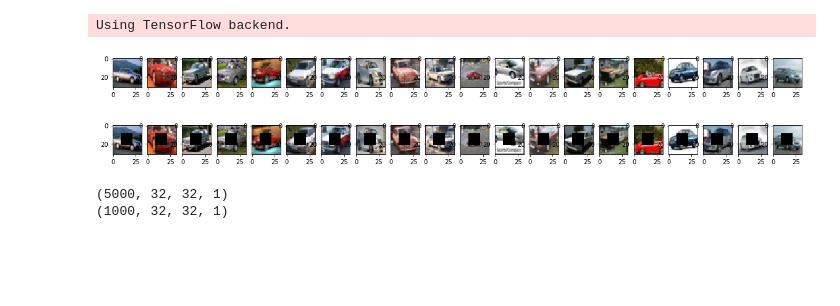
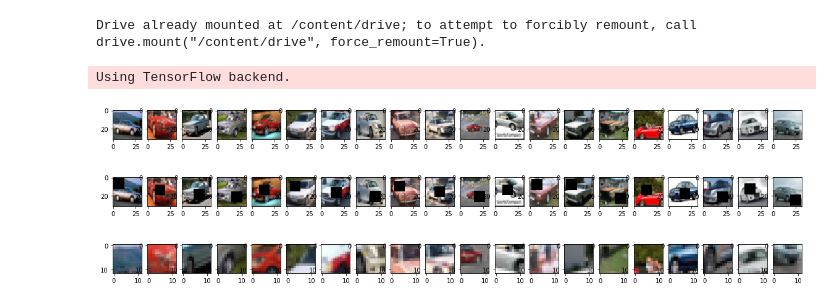
Before and after one commit to nji3/Deep_Learning_Study_Tutorial, a Jupyter notebook: Image Fill/Image_Fill_by_CVAE.ipynb, the cells around one changed output. Cells and saved outputs as stored; diff of their text form; code cells hidden in the pictures; blank space fills up the shorter version.

```diff
--- a/Image Fill/Image_Fill_by_CVAE.ipynb
+++ b/Image Fill/Image_Fill_by_CVAE.ipynb
@@ -1,3 +1,11 @@
+# %%
+# Load the Drive helper and mount
+from google.colab import drive
+
+# This will prompt for authorization.
+drive.mount('/content/drive')
+# %% [output]
+Drive already mounted at /content/drive; to attempt to forcibly remount, call drive.mount("/content/drive", force_remount=True).
 # %%
 import numpy as np
 import matplotlib.pyplot as plt
@@ -27,15 +35,18 @@ def Plot_Img(n,images,fig_w,fig_h):
         ax = plt.subplot(1, n, i + 1)
         plt.imshow(images[i])
 
+import random
 # The Function used to remove the middle square of the image
-def Img_incomp(imgs1,imgs2,start=9,end=22):
-    n = imgs1.shape[0]
+def Img_incomp_rand_patches(imgs_mod,imgs,cond,w=12):
+    n = imgs.shape[0]
     patches = []
     for i in range(n):
-        a = imgs2[i][start:end,start:end,:]
-        patches.append(a)
-        imgs1[i][start:end,start:end,:] = 0
-    return imgs1,patches
+        start = random.randint(0,31-w)
+        end = start+w
+        imgs_mod[i][start:end,start:end,:] = 0
+        cond[i][start:end,start:end,:] = 0
+        patches.append(imgs[i][start:end,start:end,:])
+    return imgs_mod,cond,patches
 
 h_dim = 1024
 batch_size = 50
@@ -47,43 +58,38 @@ Using TensorFlow backend.
 # %%
 (x_train,y_train),(x_test,y_test) = keras.datasets.cifar10.load_data()
 x_train = x_train[y_train.flatten() == 1]
 x_test = x_test[y_test.flatten() == 1]
 
 # Normalize the pixels to 0 and 1 range
 x_train = x_train.astype('float32') / 255.
 x_test = x_test.astype('float32') / 255.
 
 (x_tra,y_tra),(x_te,y_te) = keras.datasets.cifar10.load_data()
 x_tra = x_tra[y_tra.flatten() == 1]
 x_te = x_te[y_te.flatten() == 1]
 
 # Normalize the pixels to 0 and 1 range
 x_tra = x_tra.astype('float32') / 255.
 x_te = x_te.astype('float32') / 255.
 
+cond_train = np.ones((x_train.shape[0],32,32,1))
+cond_test = np.ones((x_test.shape[0],32,32,1))
+
 # Modfied training and testing imgs
-x_train,x_train_patches = Img_incomp(x_train,x_tra)
-x_test,x_test_patches = Img_incomp(x_test,x_te)
+x_train,cond_train,x_train_patches = Img_incomp_rand_patches(x_train,x_tra,cond_train)
+x_test,cond_test,x_test_patches = Img_incomp_rand_patches(x_test,x_te,cond_test)
+
 x_train_patches = np.array(x_train_patches)
 x_test_patches = np.array(x_test_patches)
-
 # Plot some examples
 Plot_Img(20,x_tra,20,10)
 Plot_Img(20,x_train,20,10)
+Plot_Img(20,x_train_patches,20,10)
 plt.show()
-
-# Incomplete part matrices
-cond_train = np.ones((x_train.shape[0],32,32,1))
-cond_test = np.ones((x_test.shape[0],32,32,1))
-cond_train,_ = Img_incomp(cond_train,cond_train)
-cond_test,_ = Img_incomp(cond_test,cond_test)
-print (cond_train.shape)
-print (cond_test.shape)
 # %% [output]
 [figure]
-[figure, old version]
+[figure, new version]
-(5000, 32, 32, 1)
-(1000, 32, 32, 1)
+[figure, added]
 # %%
 def full_csampling(args):
     z_mean, z_log_sigma = args
```
Also changed, not shown: parts of 16 cells of this notebook.
